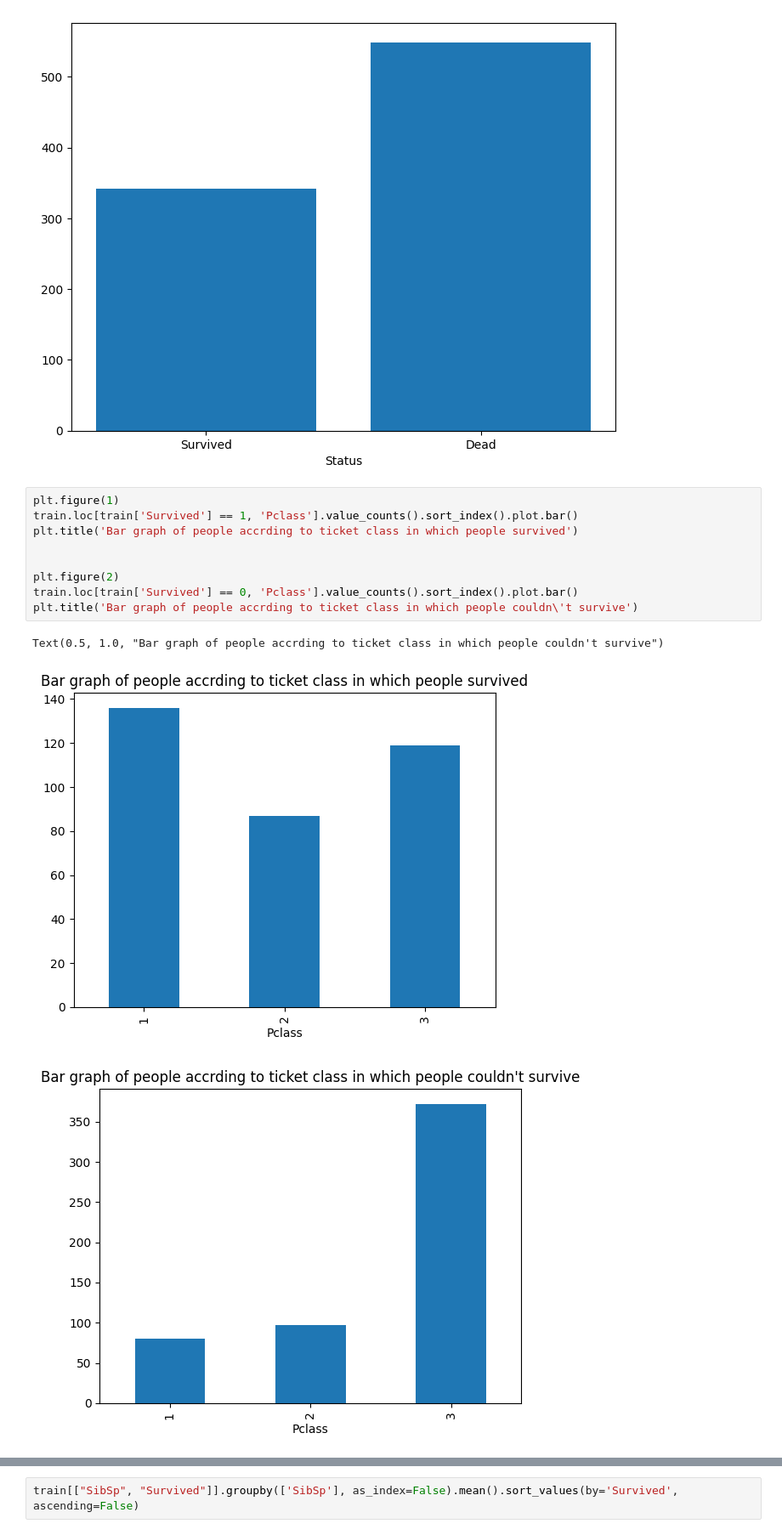
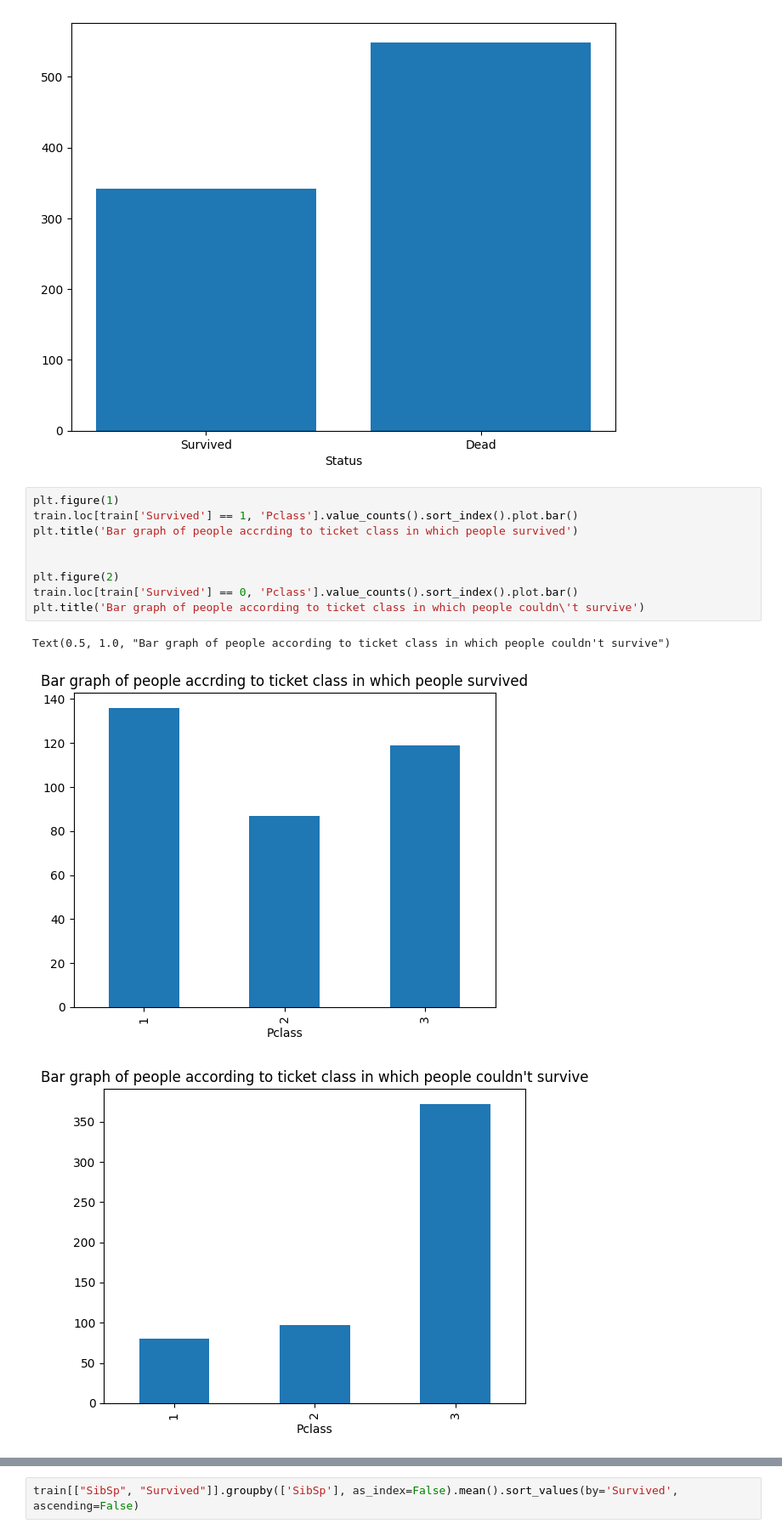
Before and after one commit to sav-git/titanic_survival, a Jupyter notebook: Titanic Predication.ipynb, the cells around one changed output, grey strips where cells are left out. Shown at 85% size. Drawn from its saved outputs; the diff is of its cells as text.

```diff
--- a/Titanic Predication.ipynb
+++ b/Titanic Predication.ipynb
@@ -141,16 +176,16 @@ plt.show()
 # %%
 plt.figure(1)
 train.loc[train['Survived'] == 1, 'Pclass'].value_counts().sort_index().plot.bar()
 plt.title('Bar graph of people accrding to ticket class in which people survived')
 
 
 plt.figure(2)
 train.loc[train['Survived'] == 0, 'Pclass'].value_counts().sort_index().plot.bar()
-plt.title('Bar graph of people accrding to ticket class in which people couldn\'t survive')
+plt.title('Bar graph of people according to ticket class in which people couldn\'t survive')
 # %% [output]
-Text(0.5, 1.0, "Bar graph of people accrding to ticket class in which people couldn't survive")
+Text(0.5, 1.0, "Bar graph of people according to ticket class in which people couldn't survive")
 [figure]
-[figure, old version]
+[figure, new version]
 # %%
 plt.figure(1)
 age  = train.loc[train.Survived == 1, 'Age']
```
Also changed, not shown: parts of 11 cells of this notebook.
